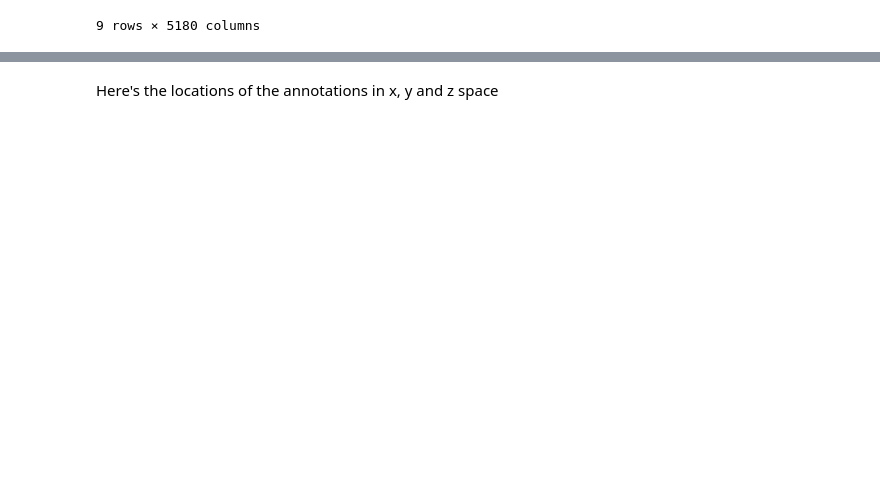
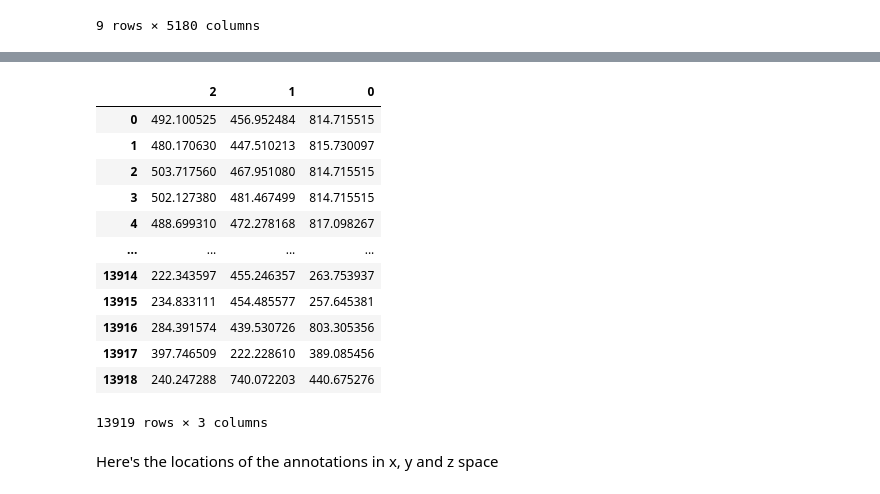
Before and after one commit to jakemanger/dhr, a Jupyter notebook: 02_find_annotations_and_save_labels.ipynb, the cells around one changed output, grey strips where cells are left out. Cells and saved outputs as stored; diff of their text form; code cells hidden in the pictures; blank space fills up the shorter version.

```diff
--- a/02_find_annotations_and_save_labels.ipynb
+++ b/02_find_annotations_and_save_labels.ipynb
@@ -81,0 +92,8 @@ pd.DataFrame(np.array(f['save_dat']['data']['marked']))
+# %%
+dir = info.loc[2, 'raw_annotated_file_path']
+
+mat = scipy.io.loadmat(dir)
+
+file_type = mat['save_dat'][0]['stack'][0]['image_format'][0][0][0]
+classification = pd.DataFrame(mat['save_dat'][0]['data'][0][0][0][0]).iloc[:,5]
+points = pd.DataFrame(mat['save_dat'][0]['data'][0][0][0][0]).iloc[:,[2, 1, 0]]
@@ -82,3 +119,19 @@ pd.DataFrame(np.array(f['save_dat']['data']['marked']))
+# %%
+points
+# %% [output]
+|  | 2 | 1 | 0 |
+| 0 | 492.100525 | 456.952484 | 814.715515 |
+| 1 | 480.170630 | 447.510213 | 815.730097 |
+| 2 | 503.717560 | 467.951080 | 814.715515 |
+| 3 | 502.127380 | 481.467499 | 814.715515 |
+| 4 | 488.699310 | 472.278168 | 817.098267 |
+| ... | ... | ... | ... |
+| 13914 | 222.343597 | 455.246357 | 263.753937 |
+| 13915 | 234.833111 | 454.485577 | 257.645381 |
+| 13916 | 284.391574 | 439.530726 | 803.305356 |
+| 13917 | 397.746509 | 222.228610 | 389.085456 |
+| 13918 | 240.247288 | 740.072203 | 440.675276 |
+13919 rows × 3 columns
 # %% [markdown]
 Here's the locations of the annotations in x, y and z space
 # %%
```
Also changed, not shown: parts of 13 cells of this notebook, 7 other files.
